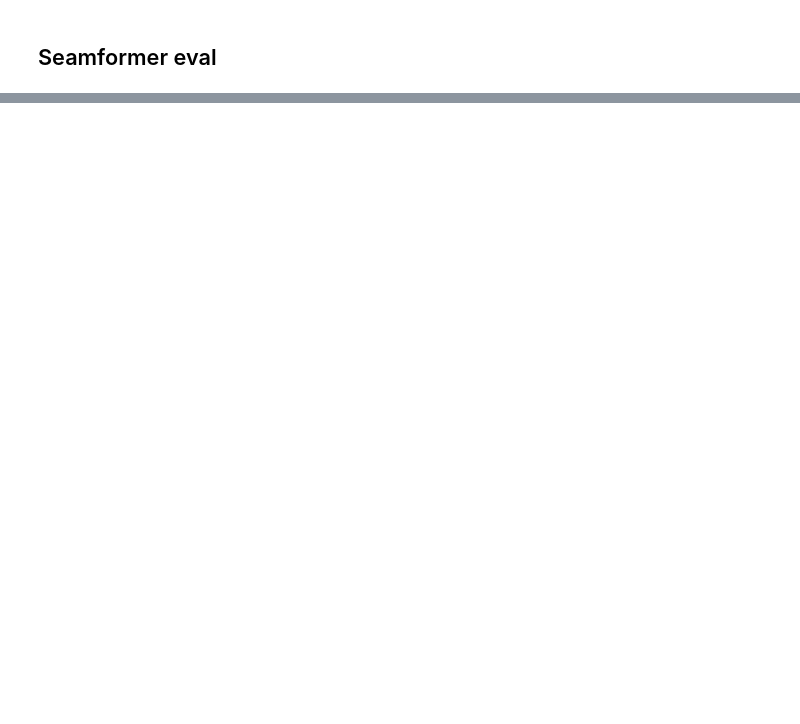
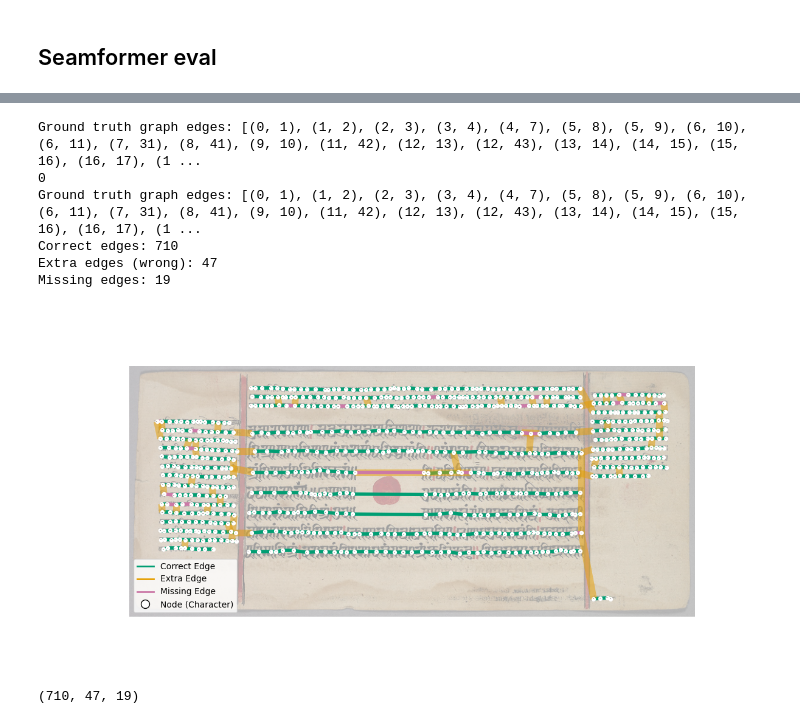
Before and after one commit to flame-cai/layout-analysis, a Jupyter notebook: simple_graph-eval.ipynb, the cells around one changed output, grey strips where cells are left out. Saved outputs shown, nothing was run; the diff lists cells and outputs as text; code cells hidden in the pictures; blank space fills up the shorter version.

```diff
--- a/simple_graph-eval.ipynb
+++ b/simple_graph-eval.ipynb
@@ -214,5 +216,5 @@ def generate_graph(pg_no):
 # %%
-def get_ground_truth_graph(pg_no):
+def get_ground_truth_graph(pg_no, height):
     # Read the files
     points = np.loadtxt(DATA_PATH+f'/{pg_no}_points.txt')
     labels = np.loadtxt(DATA_PATH+f'/{pg_no}_labels.txt', dtype=int)
@@ -280,8 +282,8 @@ for pg_no in range(14):
     height, width = bg_img.shape[:2]
 
     # Generate and evaluate graphs
-    G_generated = generate_graph(pg_no)
-    G_truth = get_ground_truth_graph(pg_no)
+    G_generated = generate_graph(pg_no, height)
+    G_truth = get_ground_truth_graph(pg_no, height)
     correct_edges, extra_edges, missing_edges = evaluate(G_truth, G_generated)
 
     # Calculate metrics
@@ -541,5 +608,5 @@ def get_seamformer_graph(idx,data):
 # %%
-def evaluate(G_truth, G_generated):
+def evaluate_for_seamformer(G_truth, G_generated,bg_img):
     # Compute edge sets as sorted tuples for consistency
     edges_truth = {tuple(sorted(edge)) for edge in G_truth.edges}
     edges_generated = {tuple(sorted(edge)) for edge in G_generated.edges}
@@ -557,6 +624,7 @@ def evaluate(G_truth, G_generated):
 
     plt.figure(figsize=(12, 6))
     ax = plt.gca()  # Get current axes
+    height, width = bg_img.shape[:2]
     plt.imshow(bg_img, alpha=0.4, zorder=0, extent=[0, width, 0, height])
     ax.set_xlim(0, width)  # Use ax.set_xlim instead of plt.set_xlim
     ax.set_ylim(0, height)  # Use ax.set_ylim instead of plt.set_ylim
@@ -569,7 +637,7 @@ def evaluate(G_truth, G_generated):
 
     # Draw extra edges in orange
     if extra_edges:
-        nx.draw_networkx_edges(G_generated, pos, edgelist=list(extra_edges), edge_color='#E69F00', width=4, label='Extra (Wrong)')
+        nx.draw_networkx_edges(G_generated, pos, edgelist=list(extra_edges), edge_color='#E69F00', width=8,alpha=0.5, label='Extra (Wrong)')
 
     # Draw missing edges in purple
     if missing_edges:
@@ -613,3 +667,22 @@ Missing edges: 5
+# %%
+idx = 13
+G_seamformer,pg_no = get_seamformer_graph(idx,data)
+print(pg_no)
+img_H = data[idx]['imgDims'][0]
+G_truth = get_ground_truth_graph_for_seamformer(pg_no,data,idx)
+bg_img = plt.imread(IMG_PATH+f"/{pg_no}.jpg")  # Replace with your image path
+bg_img = cv2.resize(bg_img, (bg_img.shape[1] // 2, bg_img.shape[0] // 2))
+
+evaluate_for_seamformer(G_truth,G_seamformer,bg_img)
+# %% [output]
+Ground truth graph edges: [(0, 1), (1, 2), (2, 3), (3, 4), (4, 7), (5, 8), (5, 9), (6, 10), (6, 11), (7, 31), (8, 41), (9, 10), (11, 42), (12, 13), (12, 43), (13, 14), (14, 15), (15, 16), (16, 17), (1 ...
+0
+Ground truth graph edges: [(0, 1), (1, 2), (2, 3), (3, 4), (4, 7), (5, 8), (5, 9), (6, 10), (6, 11), (7, 31), (8, 41), (9, 10), (11, 42), (12, 13), (12, 43), (13, 14), (14, 15), (15, 16), (16, 17), (1 ...
+Correct edges: 710
+Extra edges (wrong): 47
+Missing edges: 19
+[figure, added]
+(710, 47, 19)
 # %%
 # # Initialize empty lists to store results
 # results = []
```
Also changed, not shown: parts of 9 cells of this notebook.
